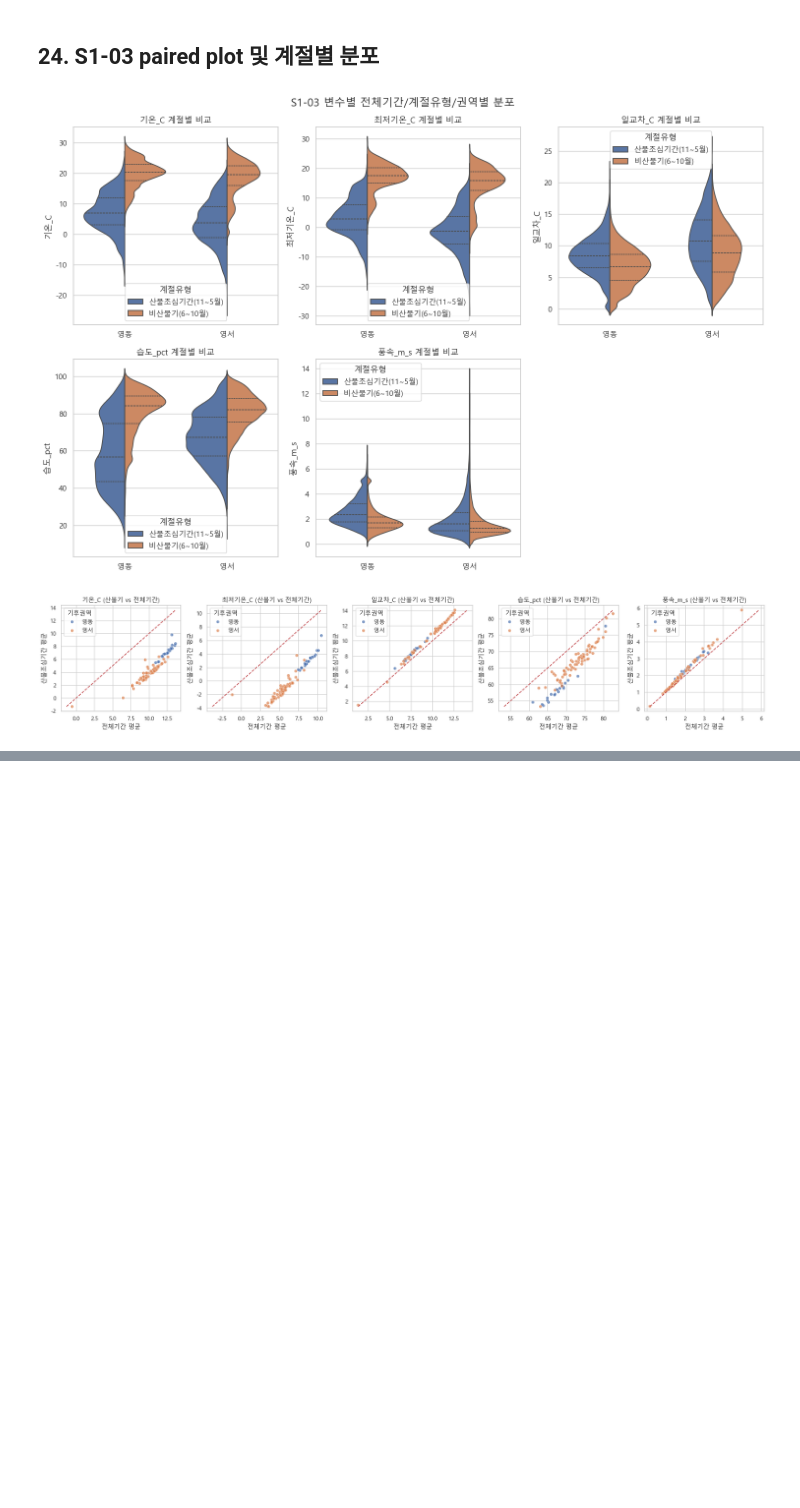
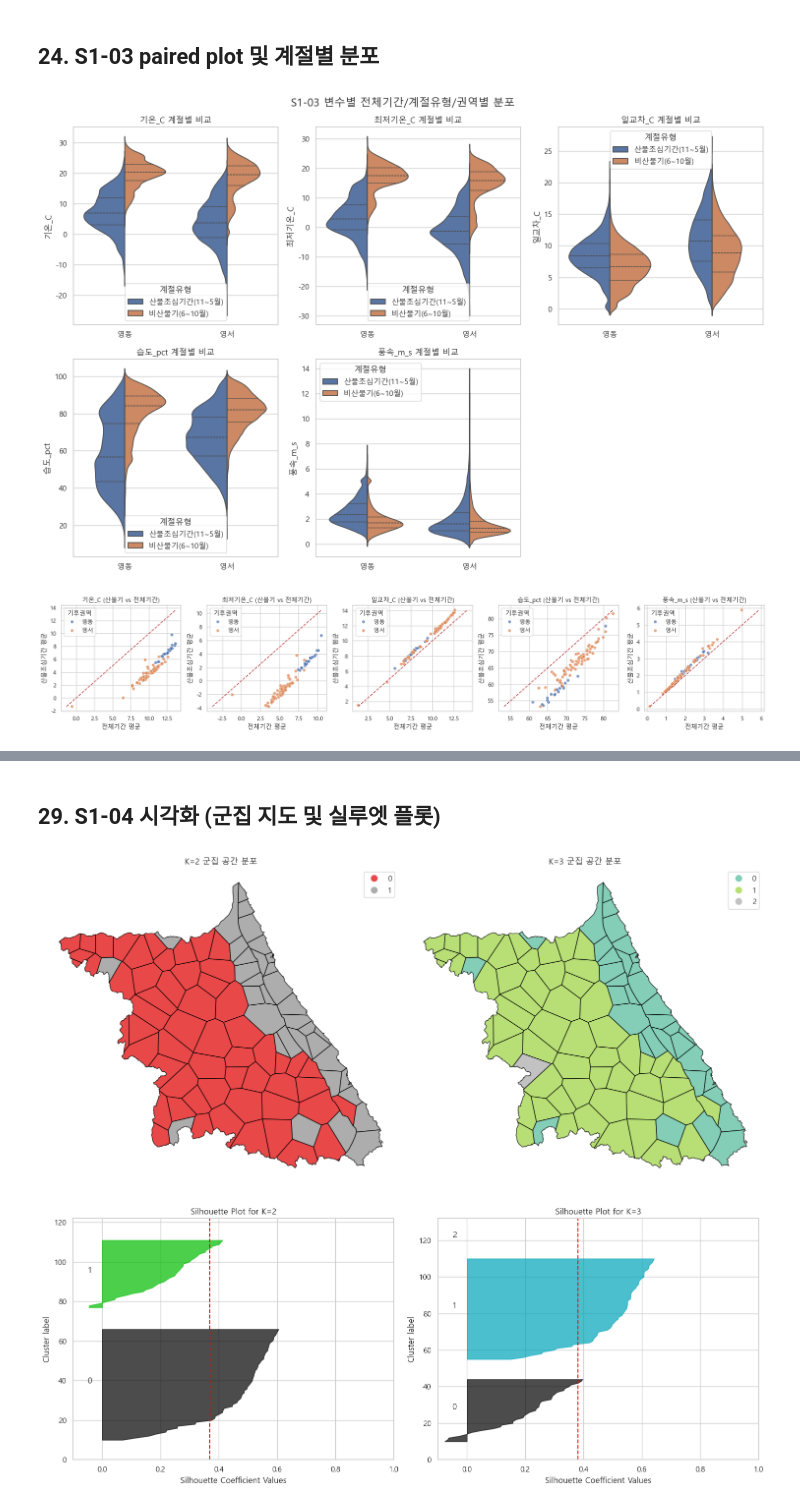
Before and after one commit to Max-JI64/farm-system-public-02, a Jupyter notebook: jsw/강원_재_EDA/Step1_강원도_기후지형및캐나다지수_기본분석.ipynb, the cells around one changed output, grey strips where cells are left out. Cells and saved outputs as stored; diff of their text form; code cells hidden in the pictures; blank space fills up the shorter version.

```diff
--- a/jsw/강원_재_EDA/Step1_강원도_기후지형및캐나다지수_기본분석.ipynb
+++ b/jsw/강원_재_EDA/Step1_강원도_기후지형및캐나다지수_기본분석.ipynb
@@ -1174,0 +1207,19 @@ plt.show()
+# %%
+kmeans_k2 = KMeans(n_clusters=2, random_state=42, n_init=10)
+labels_k2 = kmeans_k2.fit_predict(X_scaled)
+
+kmeans_k3 = KMeans(n_clusters=3, random_state=42, n_init=10)
+labels_k3 = kmeans_k3.fit_predict(X_scaled)
+
+cell_climate['Cluster_K2'] = labels_k2
+cell_climate['Cluster_K3'] = labels_k3
+
+sil_score_k2 = silhouette_score(X_scaled, labels_k2)
+sil_score_k3 = silhouette_score(X_scaled, labels_k3)
+
+sil_scores = pd.DataFrame([
+    {'K': 2, 'Silhouette_Score': sil_score_k2},
+    {'K': 3, 'Silhouette_Score': sil_score_k3}
+])
+sil_scores.to_csv(TABLE_DIR / 'S1-04_silhouette_scores.csv', index=False, encoding='utf-8-sig')
+display(sil_scores)
@@ -1174,0 +1276,54 @@ plt.show()
+# %% [markdown]
+## 29. S1-04 시각화 (군집 지도 및 실루엣 플롯)
+# %%
+# 지도 공간 데이터 결합
+grid_geom = grid_bundle['grid']
+cluster_map_data = pd.merge(grid_geom, cell_climate[['기상셀ID', 'Cluster_K2', 'Cluster_K3']], on='기상셀ID')
+
+fig, axes = plt.subplots(1, 2, figsize=(15, 8))
+cluster_map_data.plot(column='Cluster_K2', ax=axes[0], categorical=True, legend=True, cmap='Set1', edgecolor='black', alpha=0.8)
+axes[0].set_title("K=2 군집 공간 분포")
+axes[0].axis('off')
+
+cluster_map_data.plot(column='Cluster_K3', ax=axes[1], categorical=True, legend=True, cmap='Set2', edgecolor='black', alpha=0.8)
+axes[1].set_title("K=3 군집 공간 분포")
+axes[1].axis('off')
+
+plt.tight_layout()
+plt.savefig(PLOT_DIR / 'S1-04_cluster_maps.png', dpi=300)
+plt.show()
+
+# 실루엣 플롯 그리기
+fig, axes = plt.subplots(1, 2, figsize=(15, 6))
+
+for idx, (k, labels) in enumerate([(2, labels_k2), (3, labels_k3)]):
+    ax = axes[idx]
+    ax.set_xlim([-0.1, 1])
+    ax.set_ylim([0, len(X_scaled) + (k + 1) * 10])
+
+    sample_silhouette_values = silhouette_samples(X_scaled, labels)
+    y_lower = 10
+
+    for i in range(k):
+        ith_cluster_sil_values = sample_silhouette_values[labels == i]
+        ith_cluster_sil_values.sort()
+        size_cluster_i = ith_cluster_sil_values.shape[0]
+        y_upper = y_lower + size_cluster_i
+
+        color = cm.nipy_spectral(float(i) / k)
+        ax.fill_betweenx(np.arange(y_lower, y_upper), 0, ith_cluster_sil_values,
+                         facecolor=color, edgecolor=color, alpha=0.7)
+        ax.text(-0.05, y_lower + 0.5 * size_cluster_i, str(i))
+        y_lower = y_upper + 10
+
+    ax.set_title(f"Silhouette Plot for K={k}")
+    ax.set_xlabel("Silhouette Coefficient Values")
+    ax.set_ylabel("Cluster label")
+    ax.axvline(x=sil_scores.loc[sil_scores['K']==k, 'Silhouette_Score'].values[0], color="red", linestyle="--")
+
+plt.tight_layout()
+plt.savefig(PLOT_DIR / 'S1-04_silhouette_plots.png', dpi=300)
+plt.show()
+# %% [output]
+[figure, added]
+[figure, added]
```
Also changed, not shown: parts of 9 cells of this notebook, 8 other files.
